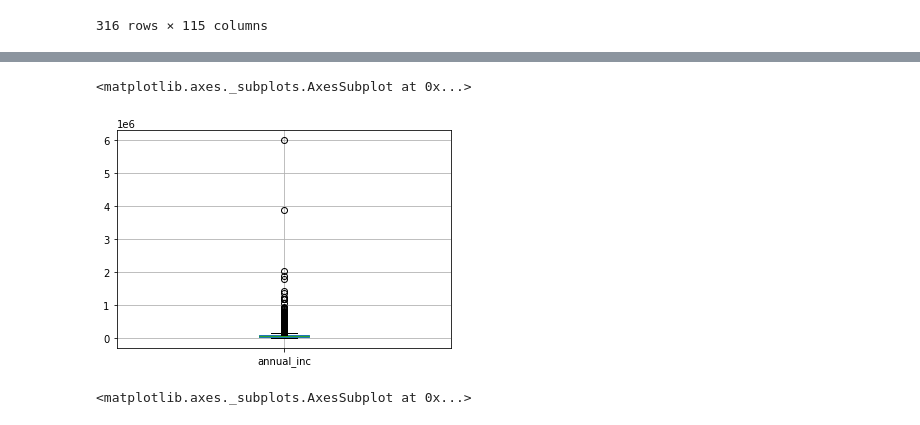
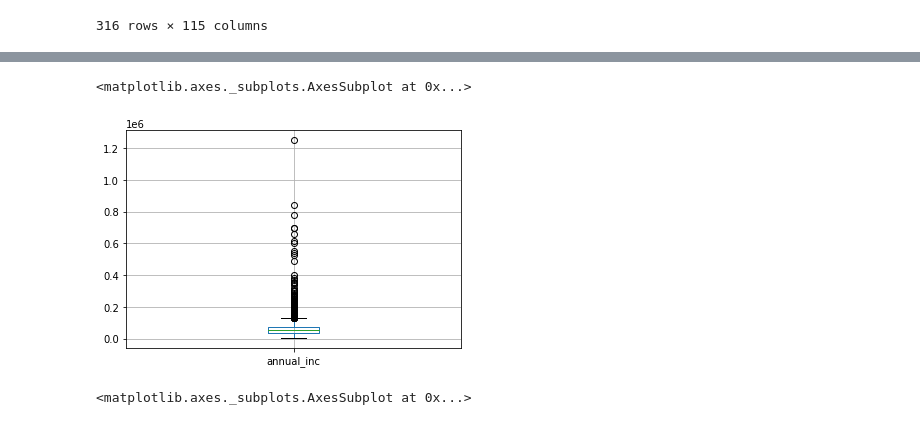
Before and after one commit to samrich76/Lending_Risk_Analysis, a Jupyter notebook: Lending_Risk_Analysis.ipynb, the cells around one changed output, grey strips where cells are left out. Cells and saved outputs as stored; diff of their text form; code cells hidden in the pictures.

```diff
--- a/Lending_Risk_Analysis.ipynb
+++ b/Lending_Risk_Analysis.ipynb
@@ -231,8 +347,8 @@ loandataset.shape
 # %%
-loandataset.boxplot(column='annual_inc')
+ChargedOff_loandataset.boxplot(column='annual_inc')
 # %% [output]
 <matplotlib.axes._subplots.AxesSubplot at 0x...>
-[figure, old version]
+[figure, new version]
 # %%
 loandataset["annual_inc"].hist(bins=5)
 # %% [output]
```
Also changed, not shown: parts of 34 cells of this notebook.
